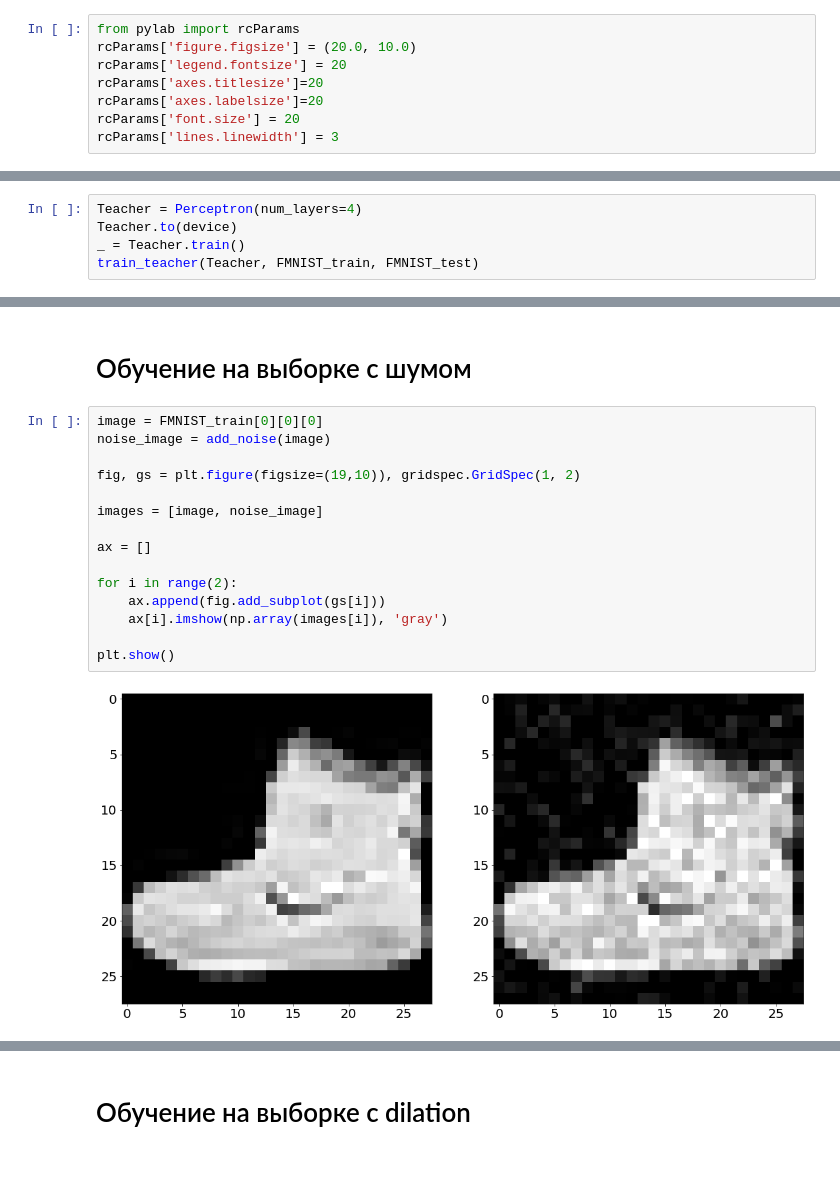
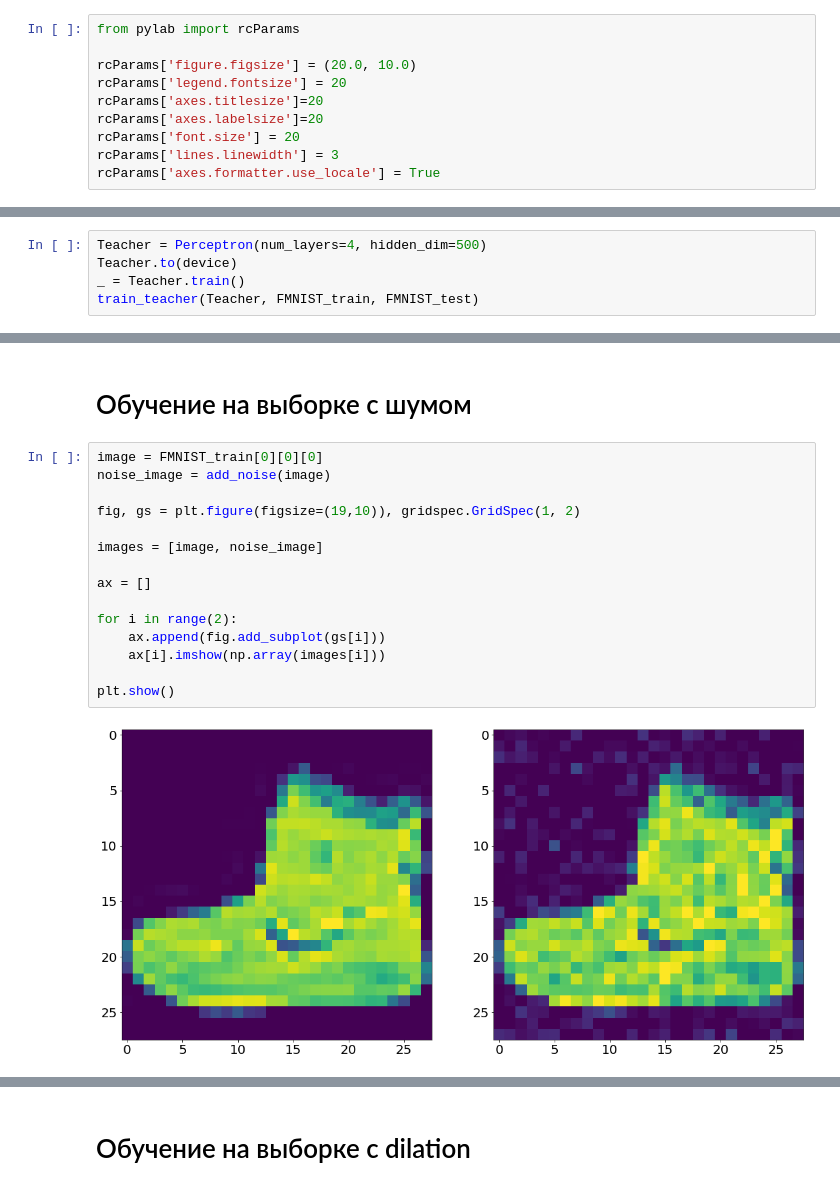
Before and after one commit to kbayazitov/Distillation, a Jupyter notebook: code/main.ipynb, the cells around one changed output, grey strips where cells are left out. Cells and saved outputs as stored; diff of their text form.

```diff
--- a/code/main.ipynb
+++ b/code/main.ipynb
@@ -29,9 +26,11 @@ from sklearn import metrics
 # %%
 from pylab import rcParams
+
 rcParams['figure.figsize'] = (20.0, 10.0)
 rcParams['legend.fontsize'] = 20
 rcParams['axes.titlesize']=20
 rcParams['axes.labelsize']=20
 rcParams['font.size'] = 20
 rcParams['lines.linewidth'] = 3
+rcParams['axes.formatter.use_locale'] = True
 # %%
@@ -101,5 +105,5 @@ list_of_train_acc, list_of_test_acc, list_of_train_losses, list_of_test_losses =
 # %%
-Teacher = Perceptron(num_layers=4)
+Teacher = Perceptron(num_layers=4, hidden_dim=500)
 Teacher.to(device)
 _ = Teacher.train()
 train_teacher(Teacher, FMNIST_train, FMNIST_test)
@@ -204,19 +172,19 @@ Loss of student with teacher=0.561+-0.022
 # %%
 image = FMNIST_train[0][0][0]
 noise_image = add_noise(image)
 
 fig, gs = plt.figure(figsize=(19,10)), gridspec.GridSpec(1, 2)
 
 images = [image, noise_image]
 
 ax = []
 
 for i in range(2):
     ax.append(fig.add_subplot(gs[i]))
-    ax[i].imshow(np.array(images[i]), 'gray')
+    ax[i].imshow(np.array(images[i]))
 
 plt.show()
 # %% [output]
-[figure, old version]
+[figure, new version]
 # %%
 Student = Perceptron(num_layers=1).to(device)
```
Also changed, not shown: parts of 41 cells of this notebook.
